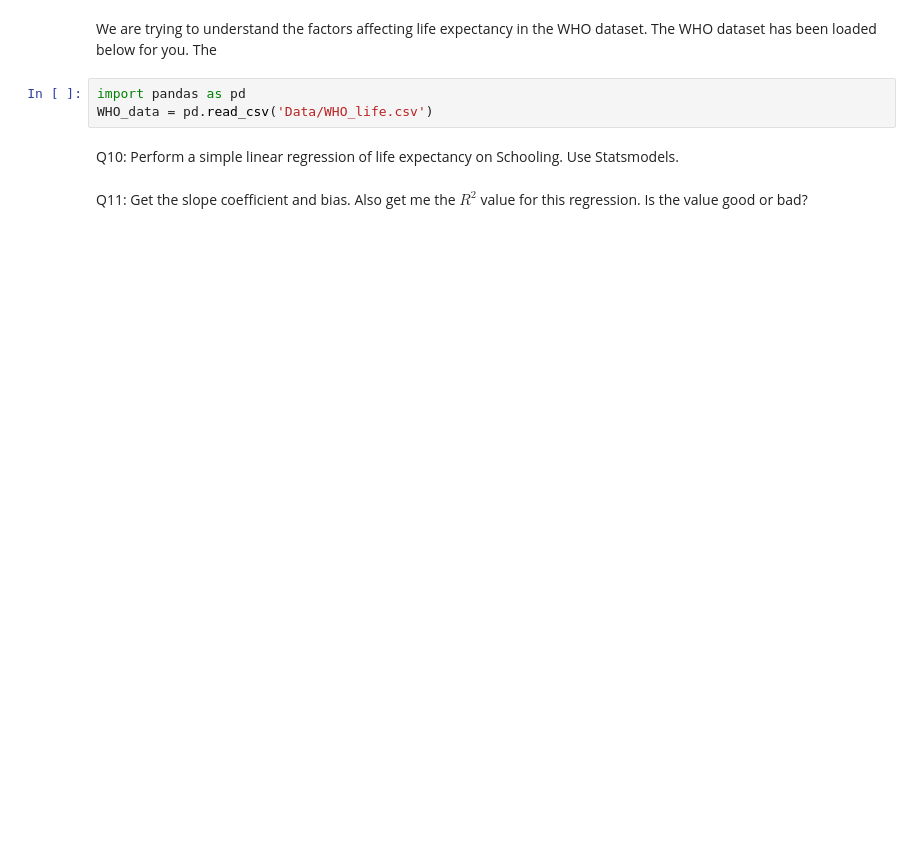
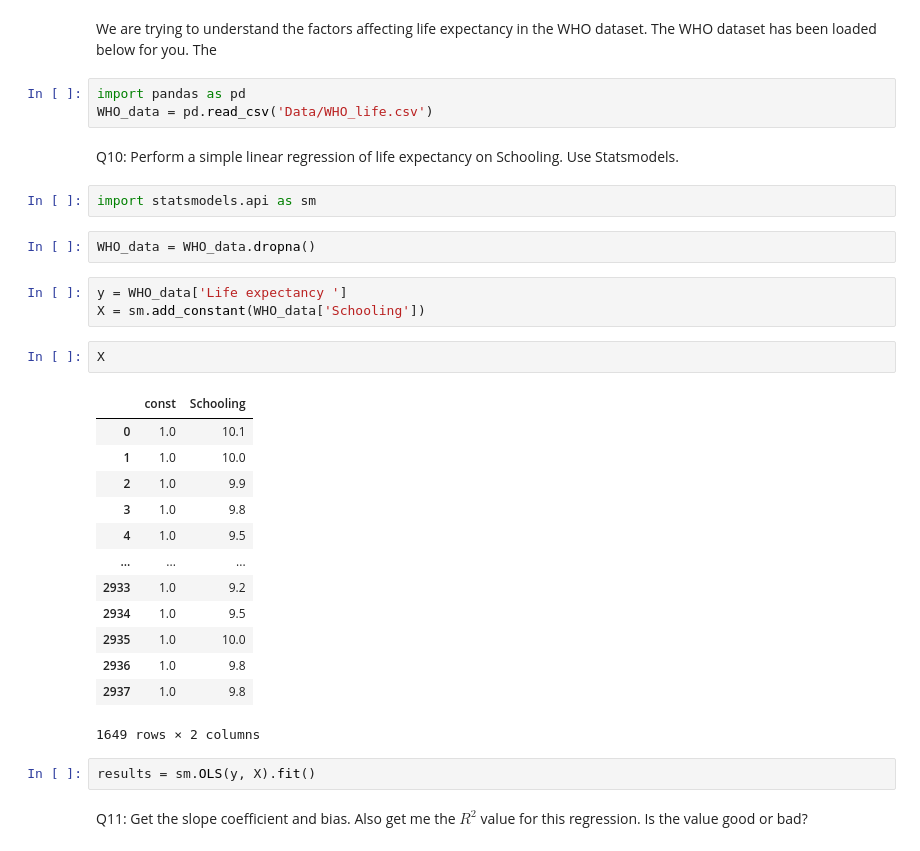
Before and after one commit to admveen/Flatiron_PG_DS, a Jupyter notebook: Code_Challenge_Review/Code Challenge _Review_Phase_2.ipynb, the cells around one changed output. Saved outputs shown, nothing was run; the diff lists cells and outputs as text; blank space fills up the shorter version.

```diff
--- a/Code_Challenge_Review/Code Challenge _Review_Phase_2.ipynb
+++ b/Code_Challenge_Review/Code Challenge _Review_Phase_2.ipynb
@@ -45,5 +108,30 @@ import pandas as pd
 WHO_data = pd.read_csv('Data/WHO_life.csv')
 # %% [markdown]
 Q10: Perform a simple linear regression of life expectancy on Schooling. Use Statsmodels.
+# %%
+import statsmodels.api as sm
+# %%
+WHO_data = WHO_data.dropna()
+# %%
+y = WHO_data['Life expectancy ']
+X = sm.add_constant(WHO_data['Schooling'])
+# %%
+X
+# %% [output]
+|  | const | Schooling |
+| 0 | 1.0 | 10.1 |
+| 1 | 1.0 | 10.0 |
+| 2 | 1.0 | 9.9 |
+| 3 | 1.0 | 9.8 |
+| 4 | 1.0 | 9.5 |
+| ... | ... | ... |
+| 2933 | 1.0 | 9.2 |
+| 2934 | 1.0 | 9.5 |
+| 2935 | 1.0 | 10.0 |
+| 2936 | 1.0 | 9.8 |
+| 2937 | 1.0 | 9.8 |
+1649 rows × 2 columns
+# %%
+results = sm.OLS(y, X).fit()
 # %% [markdown]
 Q11: Get the slope coefficient and bias. Also get me the $R^2$ value for this regression. Is the value good or bad?
```
Also changed, not shown: parts of 29 cells of this notebook, 1 other file.
